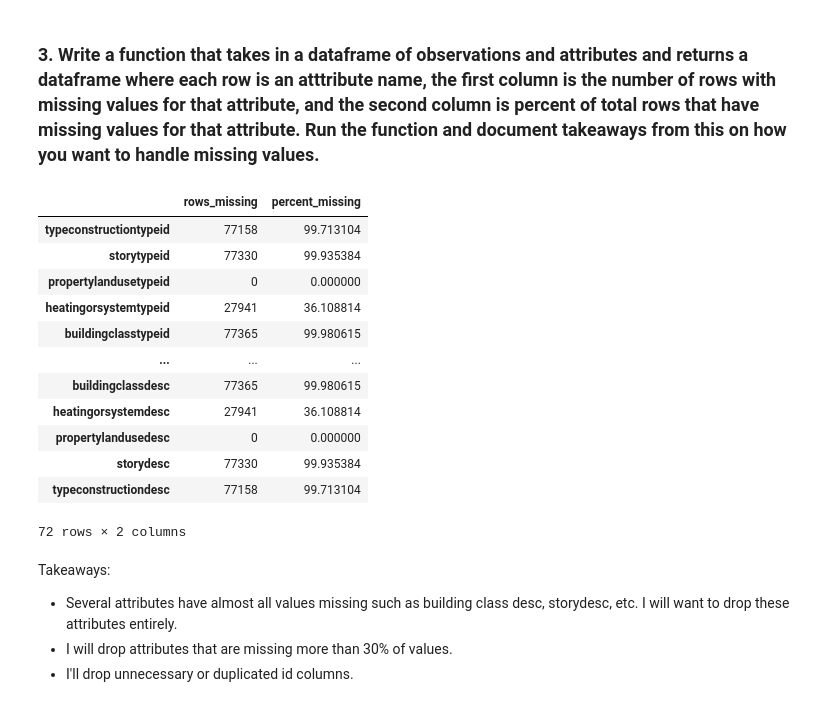
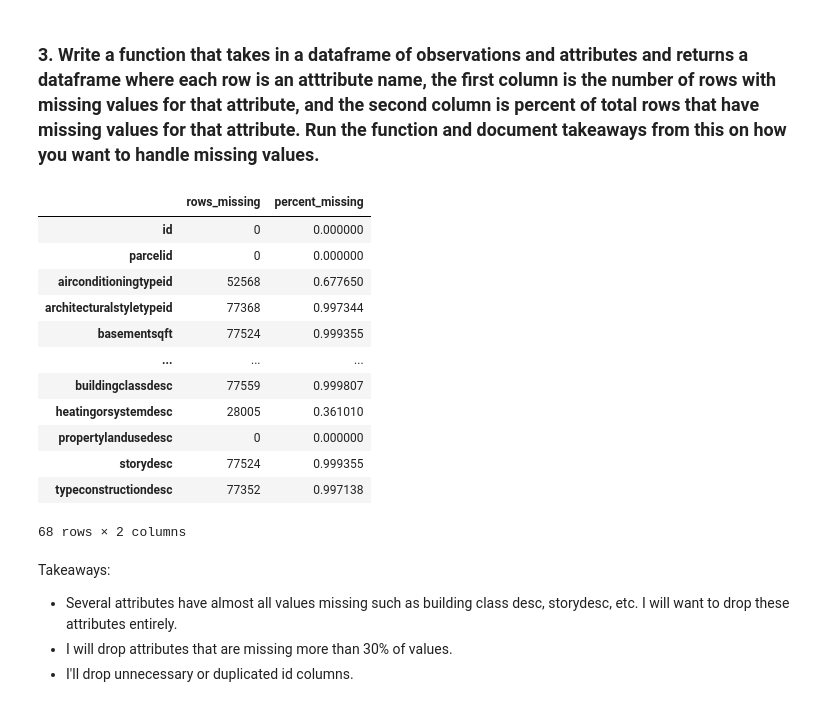
Before and after one commit to kristofer-rivera/clustering-exercises, a Jupyter notebook: zillow.ipynb, the cells around one changed output. Saved outputs shown, nothing was run; the diff lists cells and outputs as text; code cells hidden in the pictures.

```diff
--- a/zillow.ipynb
+++ b/zillow.ipynb
@@ -22,6 +22,7 @@ import seaborn as sns
 ### 1. Acquire Data from SQL Server
 # %%
 # Create SQL query
+## Included class solution as alternate
 
 query = '''
 SELECT * FROM properties_2017 AS prop
@@ -40,6 +41,36 @@ AND YEAR(pred.transactiondate) = 2017;
 
 '''
 
-zillow = pd.read_sql(query, get_db_url('zillow'))
-zillow.head()
+alternate = '''
+SELECT prop.*,
+       pred.logerror,
+       pred.transactiondate,
+       air.airconditioningdesc,
+       arch.architecturalstyledesc,
+       build.buildingclassdesc,
+       heat.heatingorsystemdesc,
+       landuse.propertylandusedesc,
+       story.storydesc,
+       construct.typeconstructiondesc
+
+FROM   properties_2017 prop
+       INNER JOIN (SELECT parcelid,
+       					  logerror,
+                          Max(transactiondate) transactiondate
+                   FROM   predictions_2017
+                   GROUP  BY parcelid, logerror) pred
+               USING (parcelid)
+       LEFT JOIN airconditioningtype air USING (airconditioningtypeid)
+       LEFT JOIN architecturalstyletype arch USING (architecturalstyletypeid)
+       LEFT JOIN buildingclasstype build USING (buildingclasstypeid)
+       LEFT JOIN heatingorsystemtype heat USING (heatingorsystemtypeid)
+       LEFT JOIN propertylandusetype landuse USING (propertylandusetypeid)
+       LEFT JOIN storytype story USING (storytypeid)
+       LEFT JOIN typeconstructiontype construct USING (typeconstructiontypeid)
+WHERE  prop.latitude IS NOT NULL
+       AND prop.longitude IS NOT NULL AND transactiondate <= '2017-12-31'
+'''
+
+df = pd.read_sql(alternate, get_db_url('zillow'))
+df.head()
 # %% [output]
@@ -110,25 +137,25 @@ len(zillow)
 def attribute_nulls(df):
     nulls = df.isnull().sum()
     rows = len(df)
-    percent_missing = nulls / rows * 100
+    percent_missing = nulls / rows
     dataframe = pd.DataFrame({'rows_missing': nulls, 'percent_missing': percent_missing})
     return dataframe
 # %%
-attribute_nulls(zillow)
+attribute_nulls(df)
 # %% [output]
 |  | rows_missing | percent_missing |
-| typeconstructiontypeid | 77158 | 99.713104 |
-| storytypeid | 77330 | 99.935384 |
-| propertylandusetypeid | 0 | 0.000000 |
-| heatingorsystemtypeid | 27941 | 36.108814 |
-| buildingclasstypeid | 77365 | 99.980615 |
+| id | 0 | 0.000000 |
+| parcelid | 0 | 0.000000 |
+| airconditioningtypeid | 52568 | 0.677650 |
+| architecturalstyletypeid | 77368 | 0.997344 |
+| basementsqft | 77524 | 0.999355 |
 | ... | ... | ... |
-| buildingclassdesc | 77365 | 99.980615 |
-| heatingorsystemdesc | 27941 | 36.108814 |
+| buildingclassdesc | 77559 | 0.999807 |
+| heatingorsystemdesc | 28005 | 0.361010 |
 | propertylandusedesc | 0 | 0.000000 |
-| storydesc | 77330 | 99.935384 |
-| typeconstructiondesc | 77158 | 99.713104 |
+| storydesc | 77524 | 0.999355 |
+| typeconstructiondesc | 77352 | 0.997138 |
-72 rows × 2 columns
+68 rows × 2 columns
 # %% [markdown]
 Takeaways:
 - Several attributes have almost all values missing such as building class desc, storydesc, etc. I will want to drop these attributes entirely.
```
Also changed, not shown: parts of 19 cells of this notebook, 1 other file.
